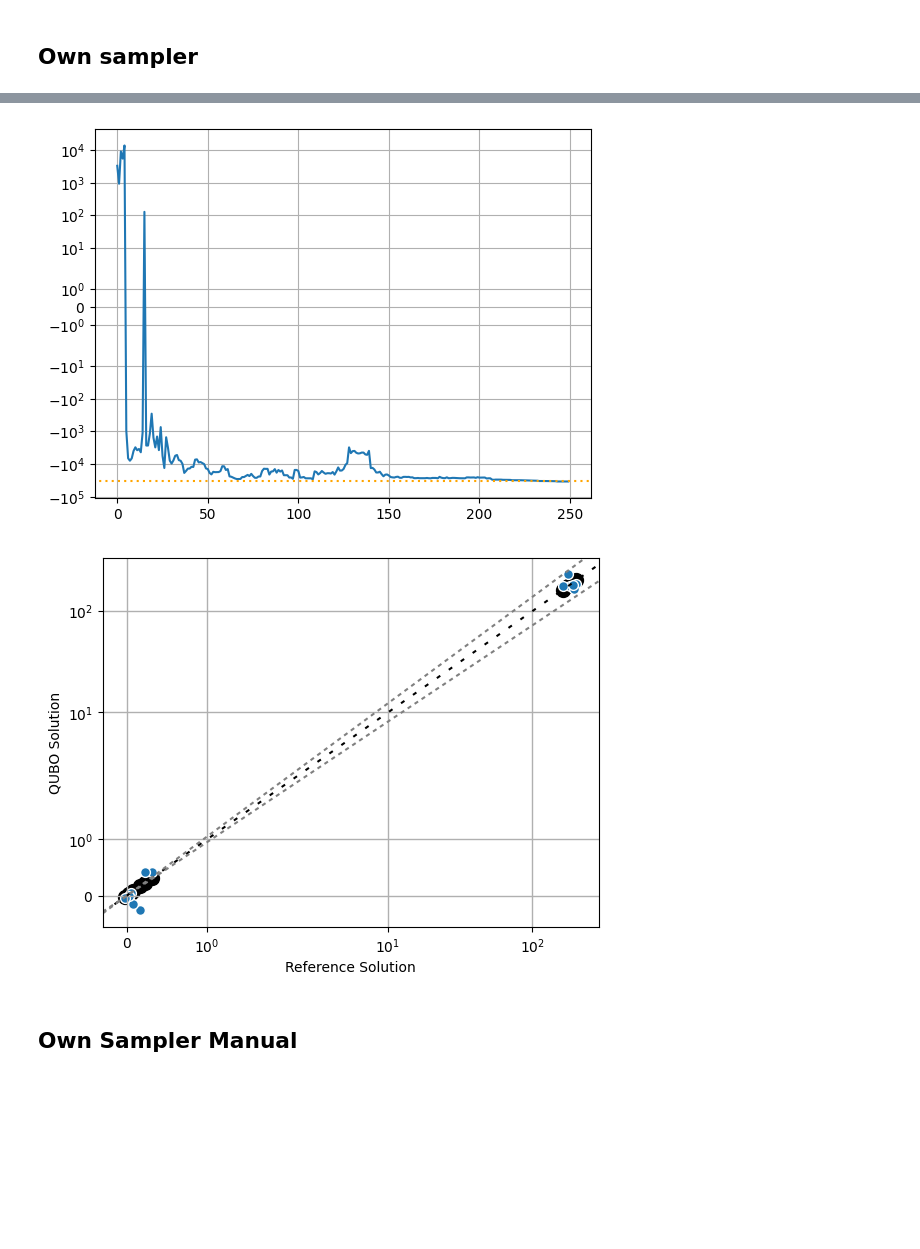
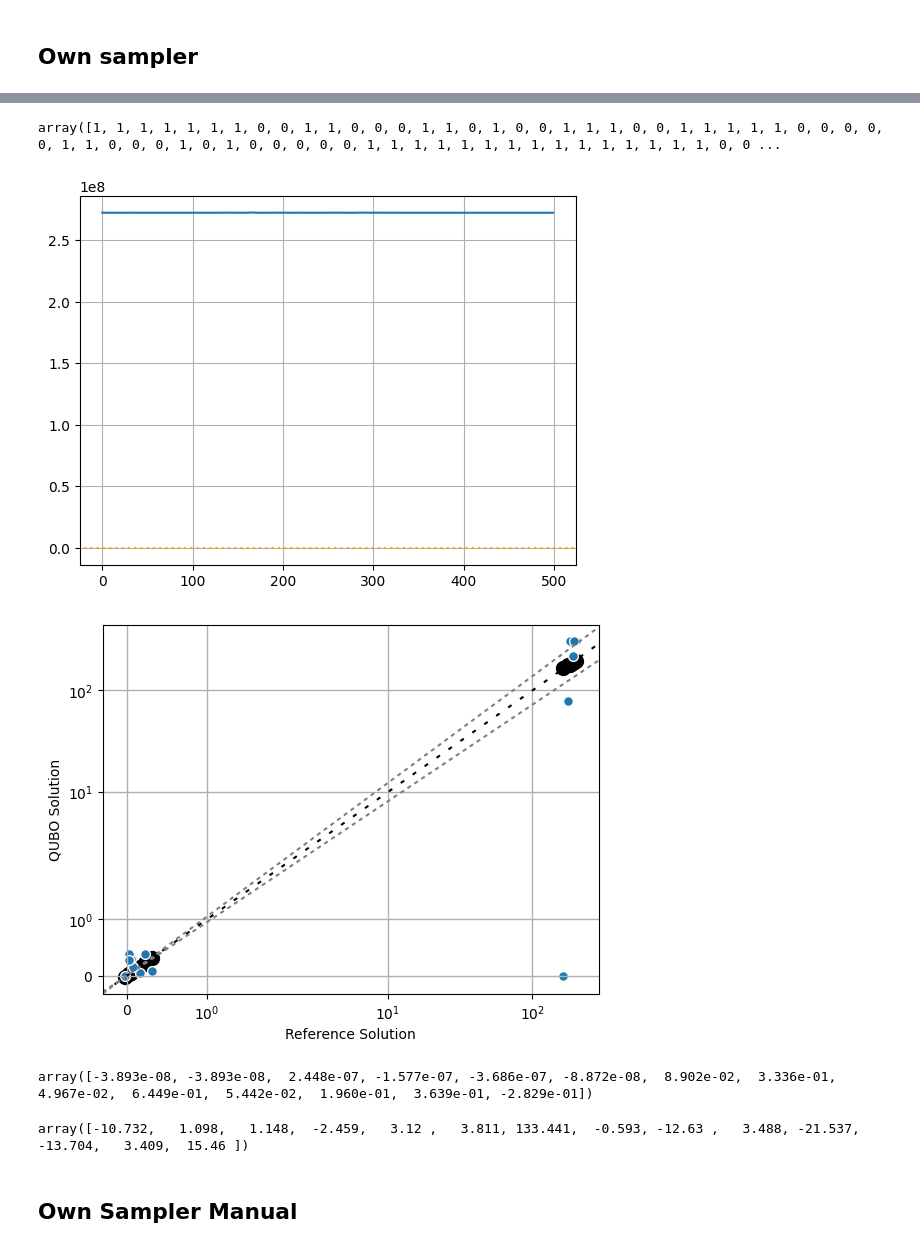
Before and after one commit to QuantumApplicationLab/wntr-quantum, a Jupyter notebook: docs/notebooks/qubo_poly_solver_2loops_dw.ipynb, the cells around one changed output, grey strips where cells are left out. Drawn from its saved outputs; the diff is of its cells as text; code cells hidden in the pictures; blank space fills up the shorter version.

```diff
--- a/docs/notebooks/qubo_poly_solver_2loops_dw.ipynb
+++ b/docs/notebooks/qubo_poly_solver_2loops_dw.ipynb
@@ -58,8 +50,8 @@ step = (15/(2**nqbit-1))
 flow_encoding = PositiveQbitEncoding(nqbit=nqbit, step=step, offset=+0.0, var_base_name="x")
 
 nqbit = 5
-step = (500/(2**nqbit-1))
-head_encoding = PositiveQbitEncoding(nqbit=nqbit, step=step, offset=+500.0, var_base_name="x")
+step = (1000/(2**nqbit-1))
+head_encoding = PositiveQbitEncoding(nqbit=nqbit, step=step, offset=+0.0, var_base_name="x")
 
 net = QuboPolynomialSolver(wn, flow_encoding=flow_encoding,
               head_encoding=head_encoding)
@@ -149,7 +157,7 @@ x0 = list(x.values())
 # %%
 num_sweeps = 9000
 Tinit = 1E5
-Tfinal = 1E-1
+Tfinal = 1E0
 Tschedule = np.linspace(Tinit, Tfinal, num_sweeps)
 Tschedule = np.append(Tschedule, Tfinal*np.ones(1000))
 # %%
@@ -157,16 +185,20 @@ res = sampler.sample(net.qubo.qubo_dict, x0=x0, Tschedule=Tschedule, take_step=m
+# %%
+np.array(res.res)[net.qubo.index_variables]
+# %% [output]
+array([1, 1, 1, 1, 1, 1, 1, 0, 0, 1, 1, 0, 0, 0, 1, 1, 0, 1, 0, 0, 1, 1, 1, 0, 0, 1, 1, 1, 1, 1, 0, 0, 0, 0, 0, 1, 1, 0, 0, 0, 1, 0, 1, 0, 0, 0, 0, 0, 1, 1, 1, 1, 1, 1, 1, 1, 1, 1, 1, 1, 1, 1, 1, 0, 0 ...
 # %%
 mystep.verify_quadratic_constraints(res.res)
 # %%
 eref = net.qubo.energy_binary_rep(bin_rep_sol)
 # %%
 import matplotlib.pyplot as plt
-eplt = res.energies[-250:]
+eplt = res.energies[-500:]
 plt.plot(eplt)
 plt.axline((0, eref[0]), slope=0, color="orange", linestyle=(1, (1, 2)))
 plt.grid()
-plt.yscale('symlog')
+# plt.yscale('symlog')
 # %% [output]
-[figure, old version]
+[figure, new version]
 # %%
 sol = net.qubo.decode_solution(np.array(res.res))
 sol = net.combine_flow_values(sol)
@@ -189,7 +221,15 @@ plt.ylabel('QUBO Solution')
 plt.xscale('symlog')
 plt.yscale('symlog')
 # %% [output]
-[figure, old version]
+[figure, new version]
+# %%
+net.verify_solution(net.convert_solution_from_si(ref_values[:-1]))
+# %% [output]
+array([-3.893e-08, -3.893e-08,  2.448e-07, -1.577e-07, -3.686e-07, -8.872e-08,  8.902e-02,  3.336e-01,  4.967e-02,  6.449e-01,  5.442e-02,  1.960e-01,  3.639e-01, -2.829e-01])
+# %%
+net.verify_solution(net.convert_solution_from_si(sol))
+# %% [output]
+array([-10.732,   1.098,   1.148,  -2.459,   3.12 ,   3.811, 133.441,  -0.593, -12.63 ,   3.488, -21.537, -13.704,   3.409,  15.46 ])
 # %% [markdown]
 ## Own Sampler Manual
 # %%
```
Also changed, not shown: parts of 6 cells of this notebook, 2 other files.
